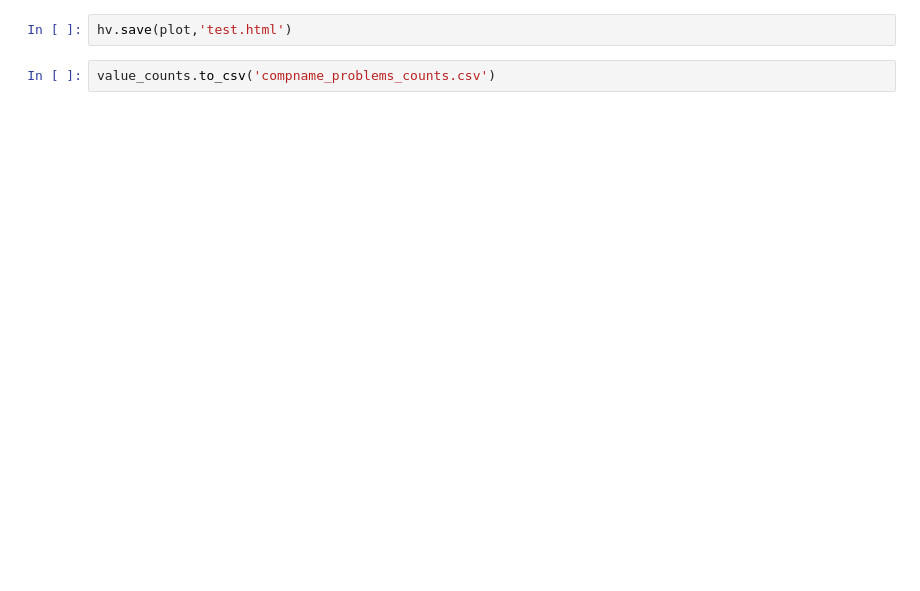
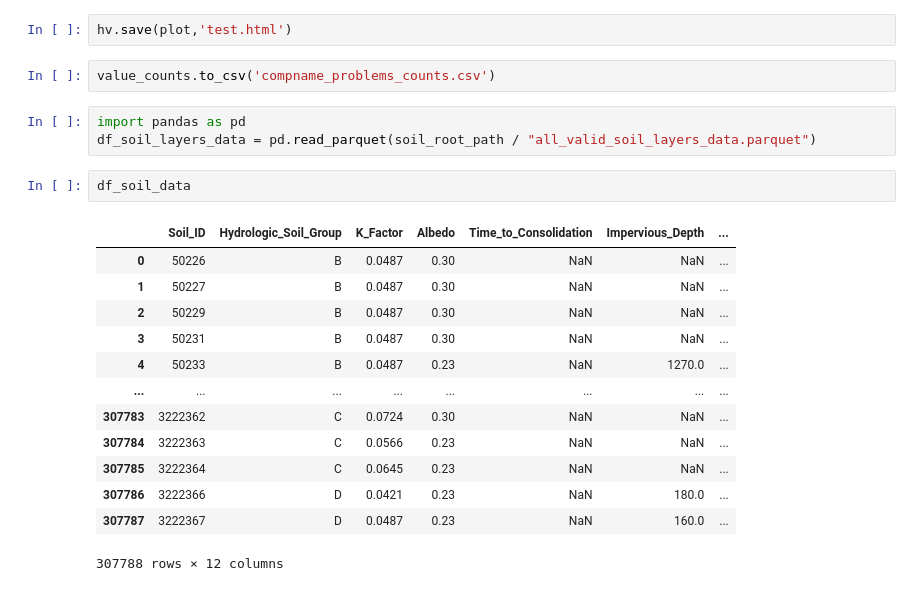
Before and after one commit to LucRSquared/pyagnps, a Jupyter notebook: notebooks/soil/survey_quality_control_cells_populated_soil_id_exists.ipynb, the cells around one changed output. Cells and saved outputs as stored; diff of their text form; blank space fills up the shorter version.

```diff
--- a/notebooks/soil/survey_quality_control_cells_populated_soil_id_exists.ipynb
+++ b/notebooks/soil/survey_quality_control_cells_populated_soil_id_exists.ipynb
@@ -251,3 +240,22 @@ plot
 hv.save(plot,'test.html')
 # %%
 value_counts.to_csv('compname_problems_counts.csv')
+# %%
+import pandas as pd
+df_soil_layers_data = pd.read_parquet(soil_root_path / "all_valid_soil_layers_data.parquet")
+# %%
+df_soil_data
+# %% [output]
+|  | Soil_ID | Hydrologic_Soil_Group | K_Factor | Albedo | Time_to_Consolidation | Impervious_Depth | ... |
+| 0 | 50226 | B | 0.0487 | 0.30 | NaN | NaN | ... |
+| 1 | 50227 | B | 0.0487 | 0.30 | NaN | NaN | ... |
+| 2 | 50229 | B | 0.0487 | 0.30 | NaN | NaN | ... |
+| 3 | 50231 | B | 0.0487 | 0.30 | NaN | NaN | ... |
+| 4 | 50233 | B | 0.0487 | 0.23 | NaN | 1270.0 | ... |
+| ... | ... | ... | ... | ... | ... | ... | ... |
+| 307783 | 3222362 | C | 0.0724 | 0.30 | NaN | NaN | ... |
+| 307784 | 3222363 | C | 0.0566 | 0.23 | NaN | NaN | ... |
+| 307785 | 3222364 | C | 0.0645 | 0.23 | NaN | NaN | ... |
+| 307786 | 3222366 | D | 0.0421 | 0.23 | NaN | 180.0 | ... |
+| 307787 | 3222367 | D | 0.0487 | 0.23 | NaN | 160.0 | ... |
+307788 rows × 12 columns
```
Also changed, not shown: parts of 18 cells of this notebook, 1 other file.
